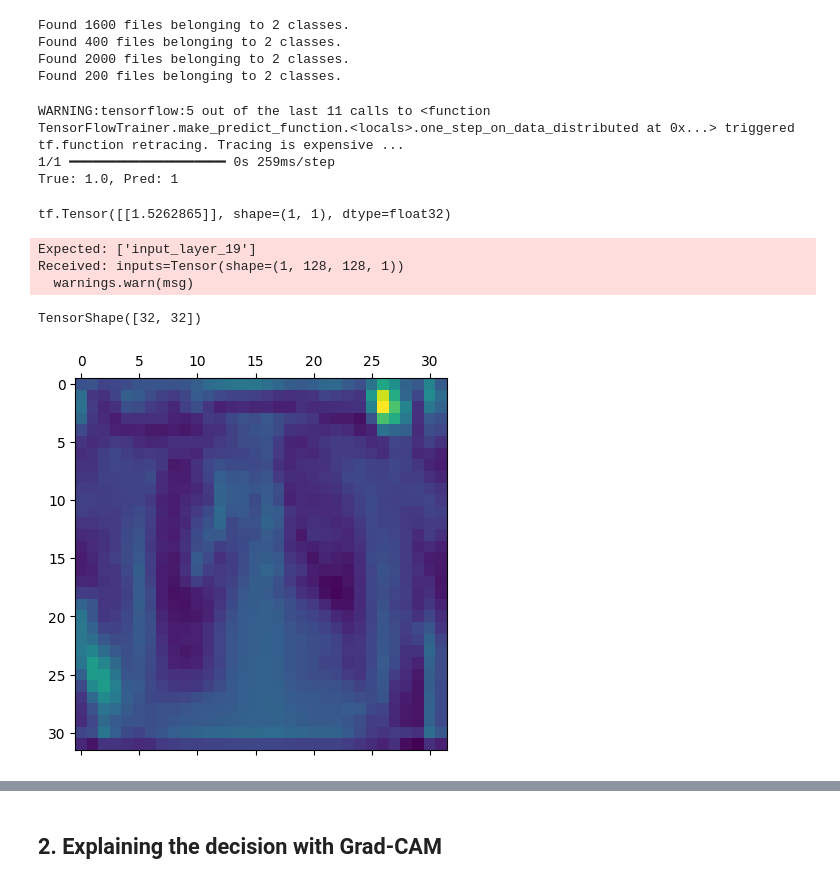
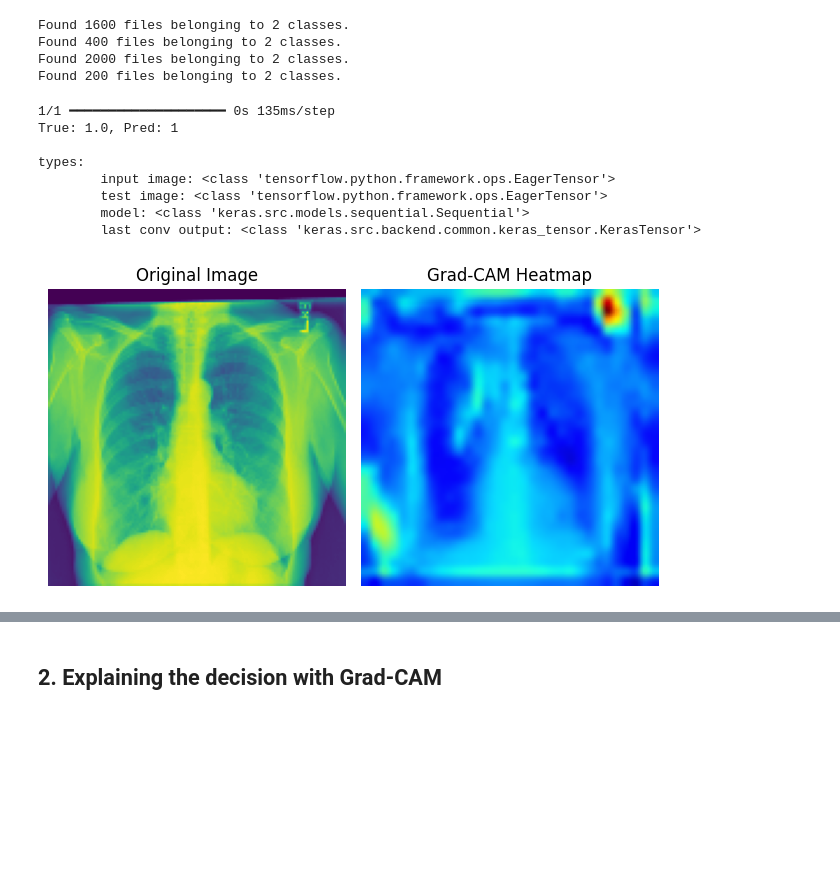
Before and after one commit to Lucmeister55/AI-project, a Jupyter notebook: notebooks/task4.ipynb, the cells around one changed output, grey strips where cells are left out. Cells and saved outputs as stored; diff of their text form; code cells hidden in the pictures; blank space fills up the shorter version.

Commit message:
Made functions for creating / displaying heatmaps to make it more accessable later

```diff
--- a/notebooks/task4.ipynb
+++ b/notebooks/task4.ipynb
@@ -92,27 +87,15 @@ for layer in model.layers:
     if isinstance(layer, Conv2D):
         last_conv_layer_name = layer.name
 
-last_conv_output = model.get_layer(last_conv_layer_name).output
-
-# print(last_conv_layer_name)
-# print(type(last_conv_output))
-# print(type(model.outputs[0]))
+last_conv_layer_output = model.get_layer(last_conv_layer_name).output
+print(f'\ntypes: \n\tinput image: {type(input_image)} \n\ttest image: {type(test_image)} \n\tmodel: {type(model)} \n\tlast conv output: {type(last_conv_layer_output)}')
 # %% [output]
-WARNING:tensorflow:5 out of the last 11 calls to <function TensorFlowTrainer.make_predict_function.<locals>.one_step_on_data_distributed at 0x...> triggered tf.function retracing. Tracing is expensive ...
-1/1 ━━━━━━━━━━━━━━━━━━━━ 0s 259ms/step
+1/1 ━━━━━━━━━━━━━━━━━━━━ 0s 135ms/step
 True: 1.0, Pred: 1
+
+types:
+        input image: <class 'tensorflow.python.framework.ops.EagerTensor'>
+        test image: <class 'tensorflow.python.framework.ops.EagerTensor'>
+        model: <class 'keras.src.models.sequential.Sequential'>
+        last conv output: <class 'keras.src.backend.common.keras_tensor.KerasTensor'>
-# %%
-grad_model = keras.models.Model(
-    inputs=model.inputs,
-    outputs=[last_conv_output, model.outputs[0]]
-)
-
-with tf.GradientTape() as tape:
-        last_conv_layer_output, preds = grad_model(input_image)
-print(preds)
-# %% [output]
-tf.Tensor([[1.5262865]], shape=(1, 1), dtype=float32)
-Expected: ['input_layer_19']
-Received: inputs=Tensor(shape=(1, 128, 128, 1))
-  warnings.warn(msg)
 # %%
@@ -141,11 +143,0 @@ heatmap = tf.squeeze(heatmap)
-# %%
-# Normalize the heatmap between 0 and 1.
-heatmap = tf.maximum(heatmap, 0) / tf.math.reduce_max(heatmap)
-heatmap.shape
-# %% [output]
-TensorShape([32, 32])
-# %%
-plt.matshow(heatmap)
-plt.show()
-# %% [output]
-[figure, removed]
@@ -152,15 +186,5 @@ plt.show()
 # %%
-# Map the heatmap onto the original sample space, accounting for the image size and value range.
-# Rescale heatmap to a range 0-255
-heatmap = np.uint8(255 * heatmap)
-
-# Use jet colormap to colorize heatmap
-jet = mpl.colormaps["jet"]
-
-# Use RGB values of the colormap
-jet_colors = jet(np.arange(256))[:, :3]
-jet_heatmap = jet_colors[heatmap]
-# Create an image with RGB colorized heatmap
-jet_heatmap = keras.utils.array_to_img(jet_heatmap)
-jet_heatmap = jet_heatmap.resize((test_image.shape[1], test_image.shape[0]))
-jet_heatmap = keras.utils.img_to_array(jet_heatmap)
+heatmap = make_gradcam_heatmap(input_image, model, last_conv_layer_output)
+display_gradcam(test_image, heatmap)
+# %% [output]
+[figure, added]
```
Also changed, not shown: parts of 6 cells of this notebook.
